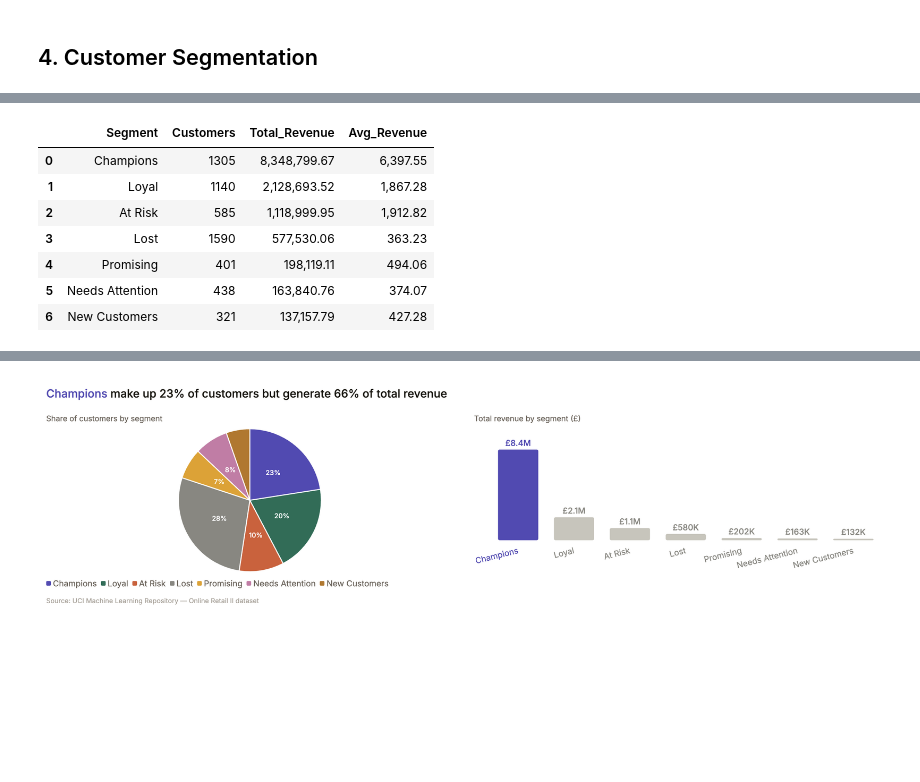
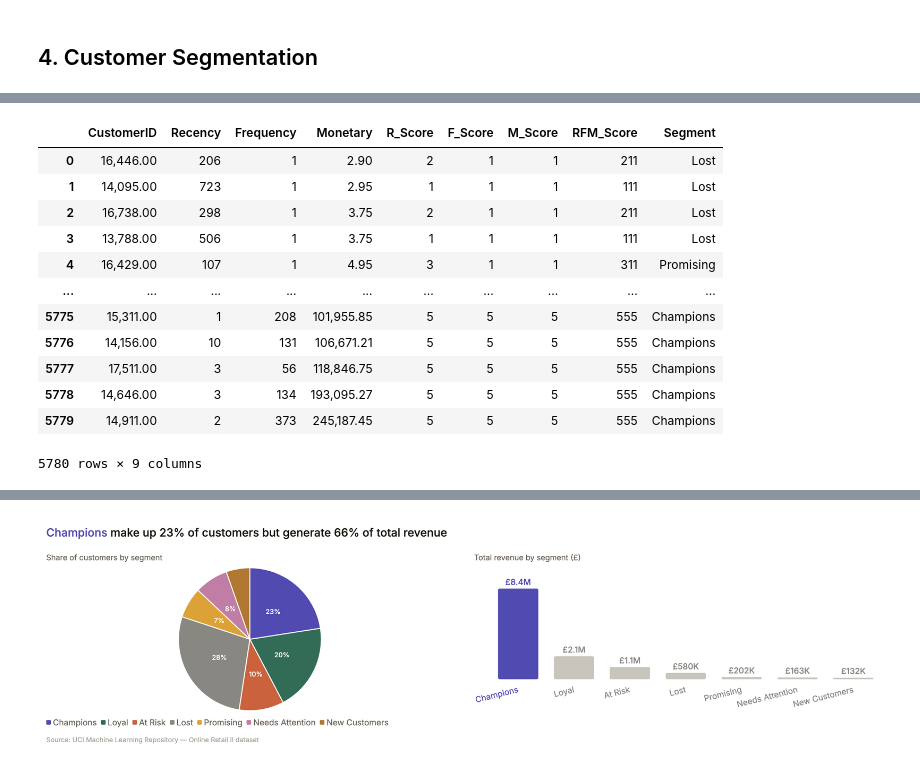
Before and after one commit to Hahm7/online_retail_analysis, a Jupyter notebook: notebooks/analysis.ipynb, the cells around one changed output, grey strips where cells are left out. Cells and saved outputs as stored; diff of their text form; code cells hidden in the pictures; blank space fills up the shorter version.

```diff
--- a/notebooks/analysis.ipynb
+++ b/notebooks/analysis.ipynb
@@ -217,59 +217,51 @@ rfm_distribution_df
 # %%
 rfm_segments = con.execute("""
     WITH rfm_raw AS (
         SELECT
             CustomerID,
             DATE_DIFF('day',
                 MAX(CAST(InvoiceDate AS DATE)),
                 (SELECT MAX(CAST(InvoiceDate AS DATE)) + INTERVAL '1 day' FROM registered)
             ) AS Recency,
             COUNT(DISTINCT Invoice) AS Frequency,
             SUM(Revenue) AS Monetary
         FROM registered
         GROUP BY CustomerID
     ),
     rfm_scored AS (
         SELECT *,
             NTILE(5) OVER (ORDER BY Recency  DESC) AS R_Score,
             NTILE(5) OVER (ORDER BY Frequency ASC) AS F_Score,
             NTILE(5) OVER (ORDER BY Monetary  ASC) AS M_Score
         FROM rfm_raw
-    ),
-    rfm_segmented AS (
-        SELECT *,
-            CAST(R_Score AS VARCHAR) ||
-            CAST(F_Score AS VARCHAR) ||
-            CAST(M_Score AS VARCHAR) AS RFM_Score,
-            CASE
-                WHEN R_Score >= 4 AND F_Score >= 4 AND M_Score >= 4 THEN 'Champions'
-                WHEN R_Score >= 3 AND F_Score >= 3 AND M_Score >= 3 THEN 'Loyal'
-                WHEN R_Score >= 4 AND F_Score <= 2 THEN 'New Customers'
-                WHEN R_Score >= 3 AND F_Score <= 2 THEN 'Promising'
-                WHEN R_Score <= 2 AND F_Score >= 3 AND M_Score >= 3 THEN 'At Risk'
-                WHEN R_Score <= 2 AND F_Score <= 2 THEN 'Lost'
-                ELSE 'Needs Attention'
-            END AS Segment
-        FROM rfm_scored
     )
-    SELECT
-        Segment,
-        COUNT(*) AS Customers,
-        ROUND(SUM(Monetary), 2) AS Total_Revenue,
-        ROUND(AVG(Monetary), 2) AS Avg_Revenue
-    FROM
-        rfm_segmented
-    GROUP BY
-        Segment
-    ORDER BY
-        Total_Revenue DESC
+    SELECT *,
+        CAST(R_Score AS VARCHAR) ||
+        CAST(F_Score AS VARCHAR) ||
+        CAST(M_Score AS VARCHAR) AS RFM_Score,
+        CASE
+            WHEN R_Score >= 4 AND F_Score >= 4 AND M_Score >= 4 THEN 'Champions'
+            WHEN R_Score >= 3 AND F_Score >= 3 AND M_Score >= 3 THEN 'Loyal'
+            WHEN R_Score >= 4 AND F_Score <= 2 THEN 'New Customers'
+            WHEN R_Score >= 3 AND F_Score <= 2 THEN 'Promising'
+            WHEN R_Score <= 2 AND F_Score >= 3 AND M_Score >= 3 THEN 'At Risk'
+            WHEN R_Score <= 2 AND F_Score <= 2 THEN 'Lost'
+            ELSE 'Needs Attention'
+        END AS Segment
+    FROM rfm_scored
 """).fetchdf()
 rfm_segments
 # %% [output]
-|  | Segment | Customers | Total_Revenue | Avg_Revenue |
-| 0 | Champions | 1305 | 8,348,799.67 | 6,397.55 |
-| 1 | Loyal | 1140 | 2,128,693.52 | 1,867.28 |
-| 2 | At Risk | 585 | 1,118,999.95 | 1,912.82 |
-| 3 | Lost | 1590 | 577,530.06 | 363.23 |
-| 4 | Promising | 401 | 198,119.11 | 494.06 |
-| 5 | Needs Attention | 438 | 163,840.76 | 374.07 |
-| 6 | New Customers | 321 | 137,157.79 | 427.28 |
+|  | CustomerID | Recency | Frequency | Monetary | R_Score | F_Score | M_Score | RFM_Score | Segment |
+| 0 | 16,446.00 | 206 | 1 | 2.90 | 2 | 1 | 1 | 211 | Lost |
+| 1 | 14,095.00 | 723 | 1 | 2.95 | 1 | 1 | 1 | 111 | Lost |
+| 2 | 16,738.00 | 298 | 1 | 3.75 | 2 | 1 | 1 | 211 | Lost |
+| 3 | 13,788.00 | 506 | 1 | 3.75 | 1 | 1 | 1 | 111 | Lost |
+| 4 | 16,429.00 | 107 | 1 | 4.95 | 3 | 1 | 1 | 311 | Promising |
+| ... | ... | ... | ... | ... | ... | ... | ... | ... | ... |
+| 5775 | 15,311.00 | 1 | 208 | 101,955.85 | 5 | 5 | 5 | 555 | Champions |
+| 5776 | 14,156.00 | 10 | 131 | 106,671.21 | 5 | 5 | 5 | 555 | Champions |
+| 5777 | 17,511.00 | 3 | 56 | 118,846.75 | 5 | 5 | 5 | 555 | Champions |
+| 5778 | 14,646.00 | 3 | 134 | 193,095.27 | 5 | 5 | 5 | 555 | Champions |
+| 5779 | 14,911.00 | 2 | 373 | 245,187.45 | 5 | 5 | 5 | 555 | Champions |
+5780 rows × 9 columns
```
Also changed, not shown: parts of 19 cells of this notebook, 1 other file.
